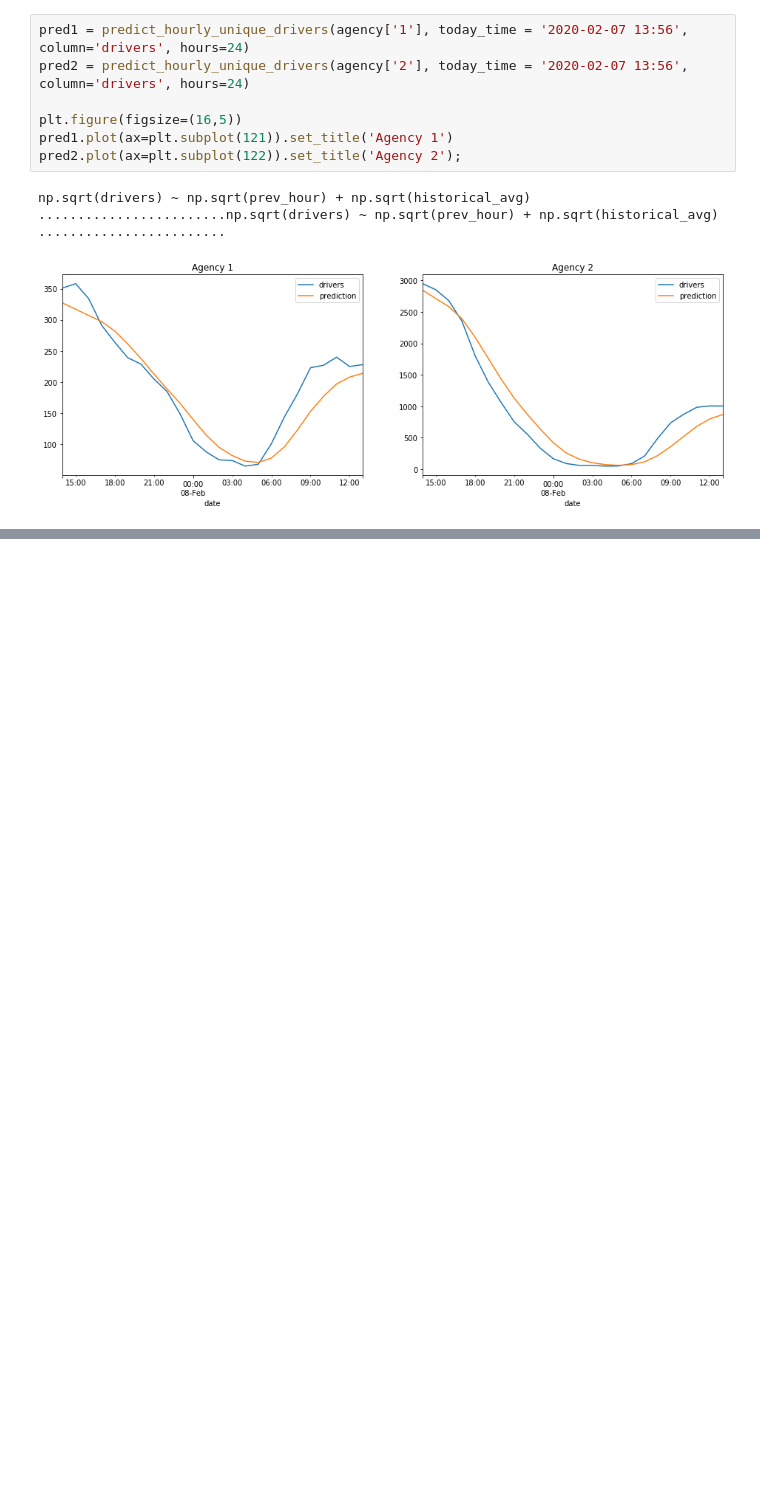
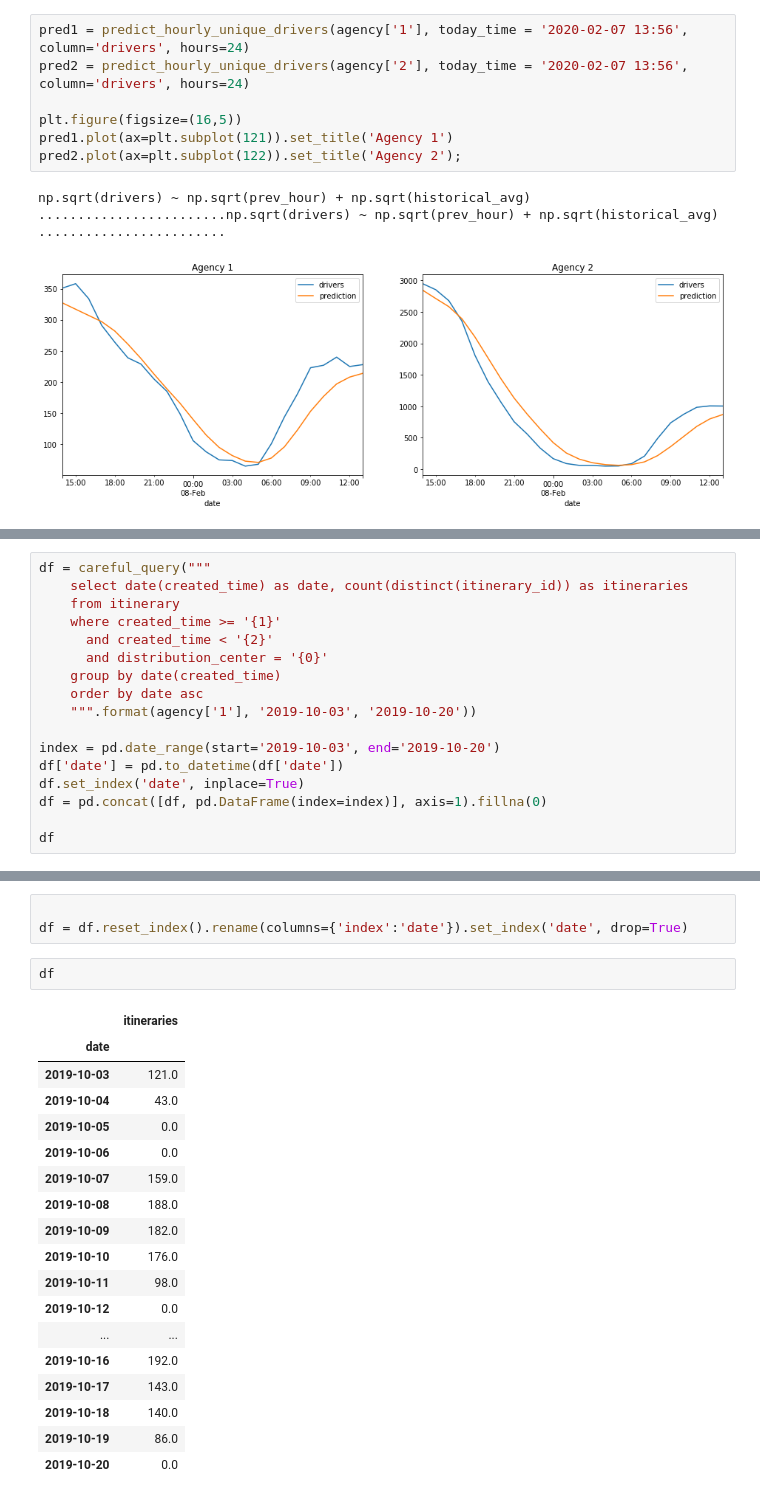
Before and after one commit to akanelson/ds4a, a Jupyter notebook: initial_exploratory_analysis/20 - Daily unique drivers prediction on the fly.ipynb, the cells around one changed output, grey strips where cells are left out. Drawn from its saved outputs; the diff is of its cells as text; blank space fills up the shorter version.

```diff
--- a/initial_exploratory_analysis/20 - Daily unique drivers prediction on the fly.ipynb
+++ b/initial_exploratory_analysis/20 - Daily unique drivers prediction on the fly.ipynb
@@ -453,0 +473,17 @@ np.sqrt(drivers_alo) ~ np.sqrt(prev_hour) + np.sqrt(historical_avg)
+# %%
+df = careful_query("""
+    select date(created_time) as date, count(distinct(itinerary_id)) as itineraries
+    from itinerary
+    where created_time >= '{1}'
+      and created_time < '{2}'
+      and distribution_center = '{0}'
+    group by date(created_time)
+    order by date asc
+    """.format(agency['1'], '2019-10-03', '2019-10-20'))
+
+index = pd.date_range(start='2019-10-03', end='2019-10-20')
+df['date'] = pd.to_datetime(df['date'])
+df.set_index('date', inplace=True)
+df = pd.concat([df, pd.DataFrame(index=index)], axis=1).fillna(0)
+
+df
@@ -453,0 +508,24 @@ np.sqrt(drivers_alo) ~ np.sqrt(prev_hour) + np.sqrt(historical_avg)
+# %%
+
+df = df.reset_index().rename(columns={'index':'date'}).set_index('date', drop=True)
+# %%
+df
+# %% [output]
+|  | itineraries |
+| date |  |
+| 2019-10-03 | 121.0 |
+| 2019-10-04 | 43.0 |
+| 2019-10-05 | 0.0 |
+| 2019-10-06 | 0.0 |
+| 2019-10-07 | 159.0 |
+| 2019-10-08 | 188.0 |
+| 2019-10-09 | 182.0 |
+| 2019-10-10 | 176.0 |
+| 2019-10-11 | 98.0 |
+| 2019-10-12 | 0.0 |
+| ... | ... |
+| 2019-10-16 | 192.0 |
+| 2019-10-17 | 143.0 |
+| 2019-10-18 | 140.0 |
+| 2019-10-19 | 86.0 |
+| 2019-10-20 | 0.0 |
```
Also changed, not shown: parts of 6 cells of this notebook, 6 other files.
